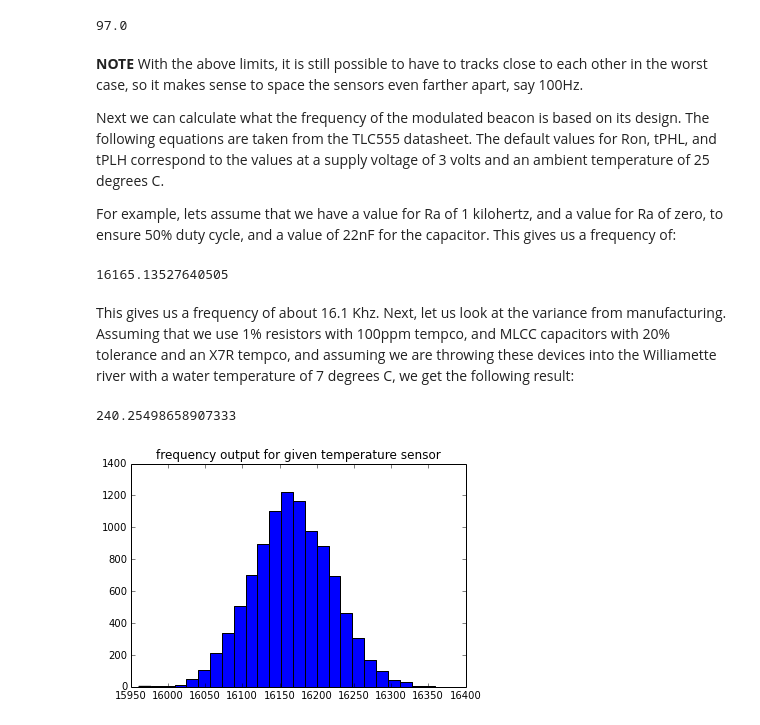
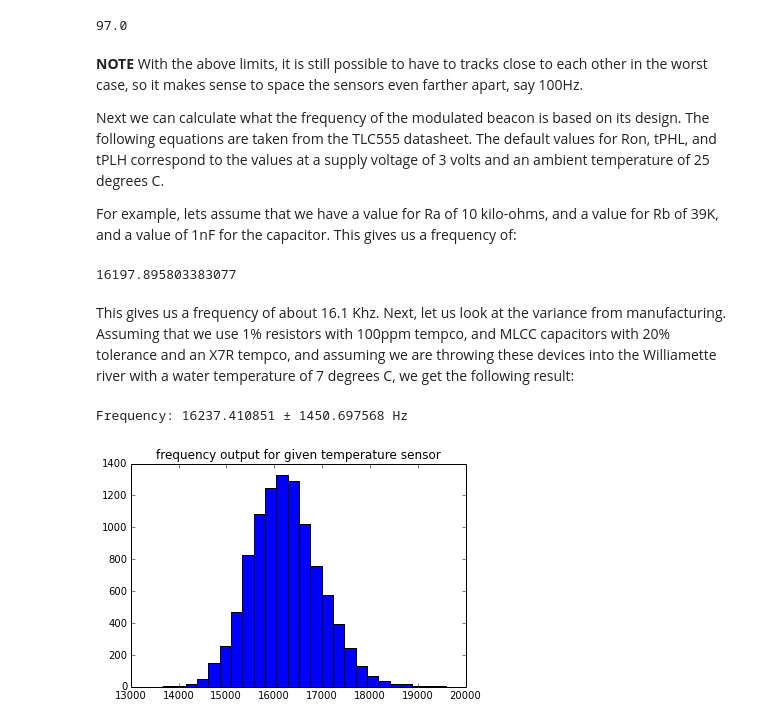
Before and after one commit to af-3/Oil-Spill-Active-Radar-Target-ECE-510, a Jupyter notebook: analysis/555 Uncertainty.ipynb, the cells around one changed output. Cells and saved outputs as stored; diff of their text form; code cells hidden in the pictures.

```diff
--- a/analysis/555 Uncertainty.ipynb
+++ b/analysis/555 Uncertainty.ipynb
@@ -38,47 +38,51 @@ floor(3000/beacon_bw)
 
 Next we can calculate what the frequency of the modulated beacon is based on its design. The following equations are taken from the TLC555 datasheet. The default values for Ron, tPHL, and tPLH correspond to the values at a supply voltage of 3 volts and an ambient temperature of 25 degrees C.
 
-For example, lets assume that we have a value for Ra of 1 kilohertz, and a value for Ra of zero, to ensure 50% duty cycle, and a value of 22nF for the capacitor. This gives us a frequency of:
+For example, lets assume that we have a value for Ra of 10 kilo-ohms, and a value for Rb of 39K, and a value of 1nF for the capacitor. This gives us a frequency of:
 # %%
 def freq555(Ct,Ra,Rb,Ron=20,tPHL=380e-9,tPLH=120e-9):
     tcH = Ct*(Ra+Rb)*np.log(3-np.exp(-tPLH/(Ct*(Rb+Ron))))+tPHL
     tcL = Ct*(Rb+Ron)*np.log(3-np.exp(-tPHL/(Ct*(Ra+Rb))))+tPLH
     return 1/(tcH+tcL)
-Ra_nom = 1e3
-Rb_nom = 3.9e3
-C_nom = 10e-9 #22nF nominal
+Ra_nom = 10e3
+Rb_nom = 39e3
+C_nom = 1e-9 #22nF nominal
 
 freq555(C_nom,Ra_nom,Rb_nom)
 # %% [output]
-16165.13527640505
+16197.895803383077
 # %% [markdown]
 This gives us a frequency of about 16.1 Khz. Next, let us look at the variance from manufacturing. Assuming that we use 1% resistors with 100ppm tempco, and MLCC capacitors with 20% tolerance and an X7R tempco, and assuming we are throwing these devices into the Williamette river with a water temperature of 7 degrees C, we get the following result:
 # %%
 from numpy.random import randn
 
+# generates random parts at given temp with given tolerance.
+# Tolerance is specified as worst case, and treated as a type B measurement.
+# For more details, see http://www.nist.gov/pml/pubs/tn1297/sec4.cfm
+# Default to 4.5 (3.4 ppm)
 def rand_parts(samples,nom,tol,tempco,temp_shift=0,sigma=4.5):
     return nom*(1 + randn(samples)*tol/sigma + temp_shift*randn(samples)*tempco/sigma)
 
 
     # lets look at oscillator frequency for 10000 devices
 samples = 1e4
-sigma = 4.5 # assume that all devices are normal with max values specified at 4.5 sigma
+sigma = 2 # We use 99% CI, not 4.5 sigma as seen above.
 temp_shift = 25 - 7 # low point of williamette water temp is 7 degrees C
-R_tol = 0.0 # 1%
-C_tol = 0
+R_tol = 0.01 # 1%
+C_tol = 0.2
 R_tempco = 100e-6 # 100 ppm
 C_tempco = 0.15/180 # X7R specified as no more than 15% from -25 to 155
 
 
 
-Ras = rand_parts(samples,Ra_nom,R_tol,R_tempco*5,temp_shift)
+Ras = rand_parts(samples,Ra_nom,R_tol,R_tempco,temp_shift)
 Rbs = rand_parts(samples,Rb_nom,R_tol,R_tempco,temp_shift)
 caps = rand_parts(samples,C_nom,C_tol,C_tempco,temp_shift)
 
 freqs = freq555(caps,Ras,Rbs)
 hist(freqs,25);
 title('frequency output for given temperature sensor')
-std(freqs)*4.5
+print "Frequency: %f ± %f Hz" % (mean(freqs), sigma*std(freqs))
 # %% [output]
-240.25498658907333
+Frequency: 16237.410851 ± 1450.697568 Hz
-[figure, old version]
+[figure, new version]
```
Also changed, not shown: parts of 10 cells of this notebook.
